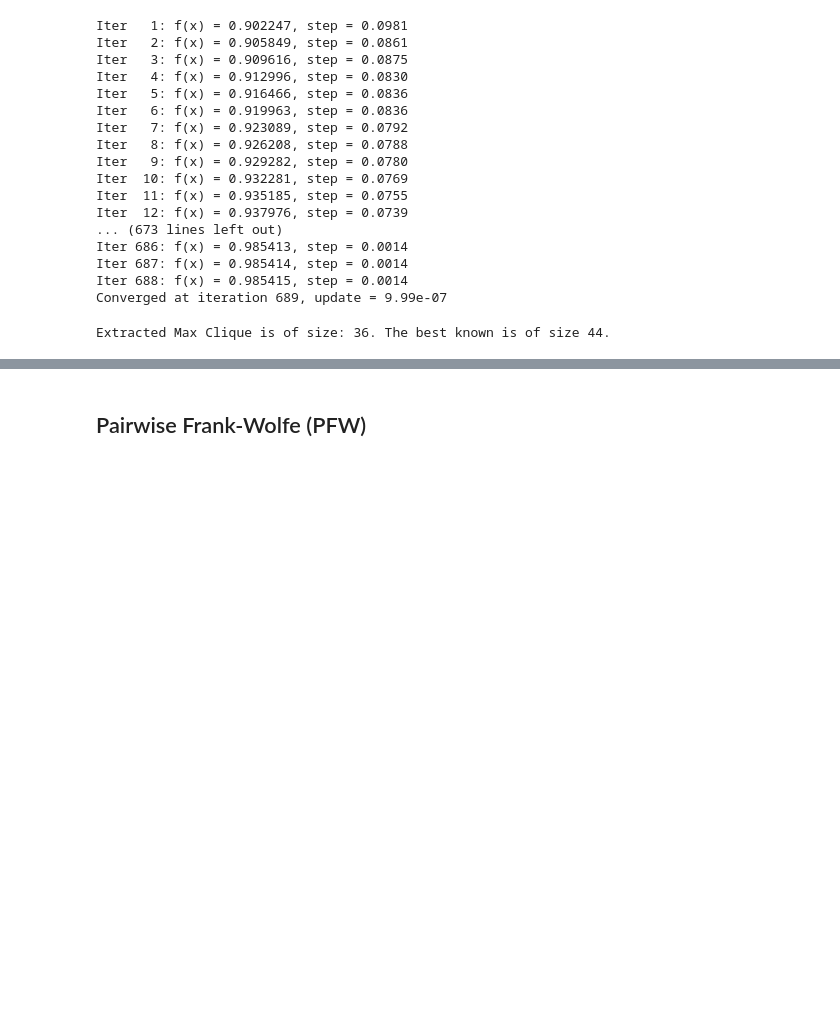
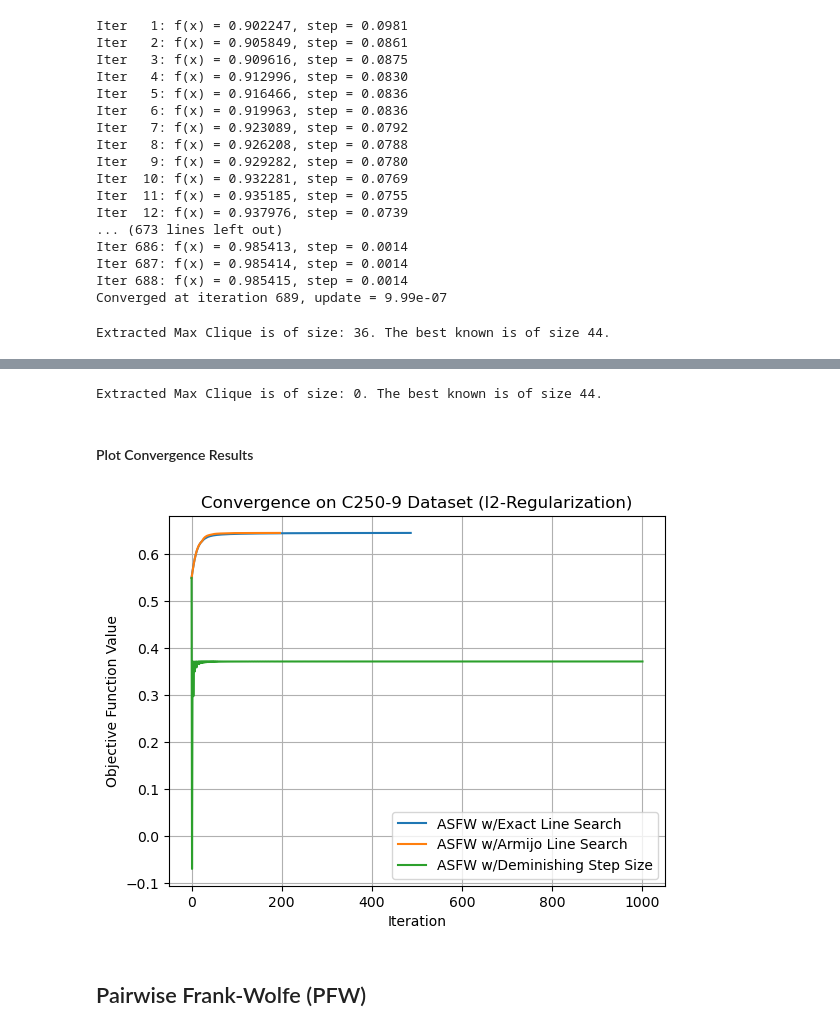
Before and after one commit to alisasnezskaia/Optimization-Clustering-FW, a Jupyter notebook: fw_algos.ipynb, the cells around one changed output, grey strips where cells are left out. Drawn from its saved outputs; the diff is of its cells as text; code cells hidden in the pictures; blank space fills up the shorter version.

```diff
--- a/fw_algos.ipynb
+++ b/fw_algos.ipynb
@@ -432,0 +498,2 @@ plt.show()
+# %%
+x_opt_ASFW_exact_l0, history_ASFW_exact_l0 = away_step_frank_wolfe(obj_l0, grad_l0, A, num_iters=1000, line_search= 'exact')
@@ -432,0 +525,2 @@ plt.show()
+# %%
+x_opt_ASFW_armijo_l0, history_ASFW_armijo_l0 = away_step_frank_wolfe(obj_l0, grad_l0, A, num_iters=1000, line_search= 'armijo')
@@ -432,0 +552,2 @@ plt.show()
+# %%
+x_opt_ASFW_demin_l0, history_ASFW_demin_l0 = away_step_frank_wolfe(obj_l0, grad_l0, A, num_iters=1000, line_search= 'demin')
@@ -433,3 +572,22 @@ plt.show()
+# %%
+clique_ASFW_demin_l0, size_clique_ASFW_demin_l0 = extract_clique_from_solution(x_opt_ASFW_demin_l0, A)
+print(f'Extracted Max Clique is of size: {size_clique_ASFW_demin_l0}. The best known is of size 44.')
+# %% [output]
+Extracted Max Clique is of size: 0. The best known is of size 44.
+# %% [markdown]
+#### Plot Convergence Results
+# %%
+plt.plot(history_ASFW_exact_l0, label='ASFW w/Exact Line Search')
+plt.plot(history_ASFW_armijo_l0, label='ASFW w/Armijo Line Search')
+plt.plot(history_ASFW_demin_l0, label='ASFW w/Deminishing Step Size')
+plt.xlabel("Iteration")
+plt.ylabel("Objective Function Value")
+plt.title("Convergence on C250-9 Dataset (l2-Regularization)")
+plt.legend()
+plt.grid(True)
+plt.show()
+# %% [output]
+[figure, added]
 # %% [markdown]
 ## Pairwise Frank-Wolfe (PFW)
 # %%
```
Also changed, not shown: parts of 31 cells of this notebook.
